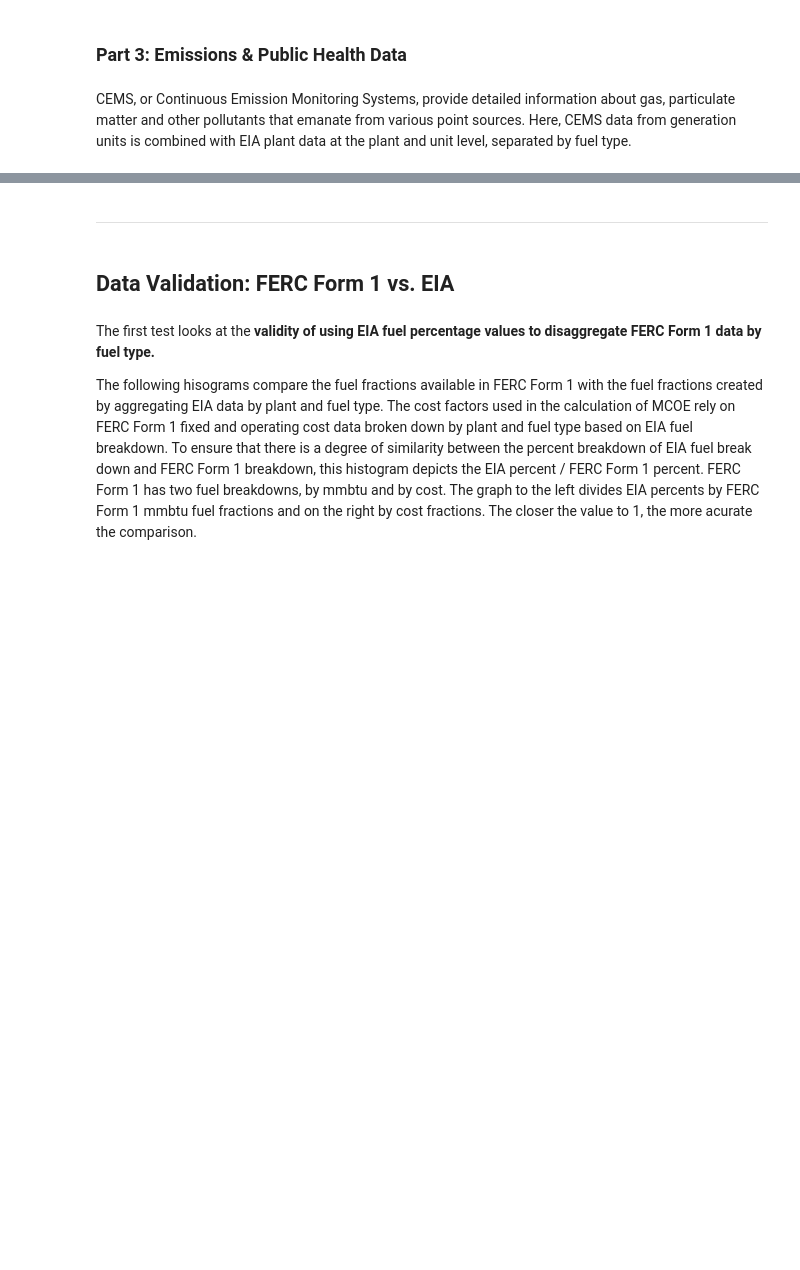
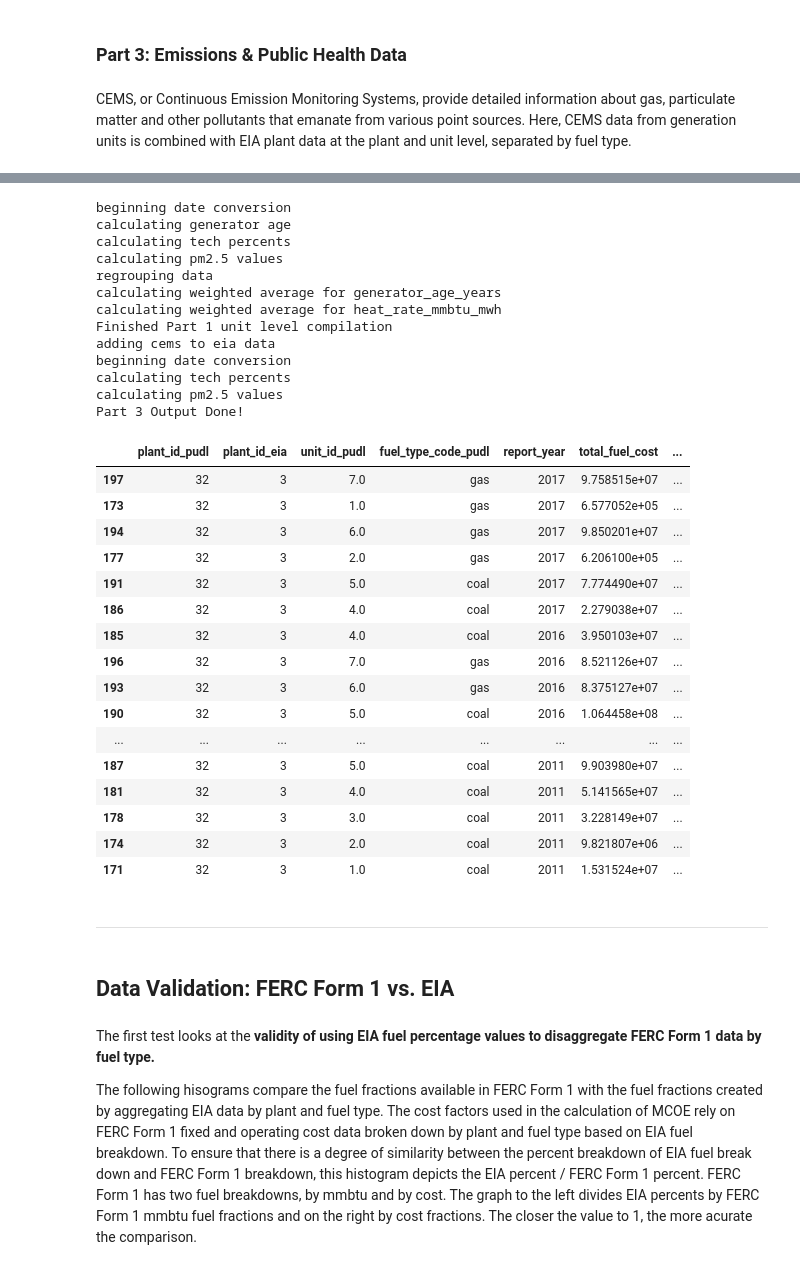
Before and after one commit to catalyst-cooperative/ei-mcoe-map, a Jupyter notebook: mcoe_compilation.ipynb, the cells around one changed output, grey strips where cells are left out. Drawn from its saved outputs; the diff is of its cells as text; code cells hidden in the pictures; blank space fills up the shorter version.

```diff
--- a/mcoe_compilation.ipynb
+++ b/mcoe_compilation.ipynb
@@ -22,14 +25,14 @@ import os
 import matplotlib.pyplot as plt
 #import logging
 # %%
-# # basic setup for logging
-# logger = logging.getLogger()
-# logger.setLevel(logging.INFO)
-# handler = logging.StreamHandler(stream=sys.stdout)
-# formatter = logging.Formatter('%(message)s')
-# handler.setFormatter(formatter)
-# logger.handlers = [handler]
-# pd.options.display.max_columns = None
+# basic setup for logging
+logger = logging.getLogger()
+logger.setLevel(logging.INFO)
+handler = logging.StreamHandler(stream=sys.stdout)
+formatter = logging.Formatter('%(message)s')
+handler.setFormatter(formatter)
+logger.handlers = [handler]
+pd.options.display.max_columns = None
 # %%
 pudl_settings = pudl.workspace.setup.get_defaults()
 pudl_engine = sa.create_engine(pudl_settings["pudl_db"])
@@ -88,6 +147,37 @@ plant_emissions = part3_main(pudl_out, cems_df, 'plant')
 # %%
 unit_emissions = part3_main(pudl_out, cems_df, 'unit')
-#test_segment(unit_emissions)
+test_segment(unit_emissions)
+# %% [output]
+beginning date conversion
+calculating generator age
+calculating tech percents
+calculating pm2.5 values
+regrouping data
+calculating weighted average for generator_age_years
+calculating weighted average for heat_rate_mmbtu_mwh
+Finished Part 1 unit level compilation
+adding cems to eia data
+beginning date conversion
+calculating tech percents
+calculating pm2.5 values
+Part 3 Output Done!
+|  | plant_id_pudl | plant_id_eia | unit_id_pudl | fuel_type_code_pudl | report_year | total_fuel_cost | ... |
+| 197 | 32 | 3 | 7.0 | gas | 2017 | 9.758515e+07 | ... |
+| 173 | 32 | 3 | 1.0 | gas | 2017 | 6.577052e+05 | ... |
+| 194 | 32 | 3 | 6.0 | gas | 2017 | 9.850201e+07 | ... |
+| 177 | 32 | 3 | 2.0 | gas | 2017 | 6.206100e+05 | ... |
+| 191 | 32 | 3 | 5.0 | coal | 2017 | 7.774490e+07 | ... |
+| 186 | 32 | 3 | 4.0 | coal | 2017 | 2.279038e+07 | ... |
+| 185 | 32 | 3 | 4.0 | coal | 2016 | 3.950103e+07 | ... |
+| 196 | 32 | 3 | 7.0 | gas | 2016 | 8.521126e+07 | ... |
+| 193 | 32 | 3 | 6.0 | gas | 2016 | 8.375127e+07 | ... |
+| 190 | 32 | 3 | 5.0 | coal | 2016 | 1.064458e+08 | ... |
+| ... | ... | ... | ... | ... | ... | ... | ... |
+| 187 | 32 | 3 | 5.0 | coal | 2011 | 9.903980e+07 | ... |
+| 181 | 32 | 3 | 4.0 | coal | 2011 | 5.141565e+07 | ... |
+| 178 | 32 | 3 | 3.0 | coal | 2011 | 3.228149e+07 | ... |
+| 174 | 32 | 3 | 2.0 | coal | 2011 | 9.821807e+06 | ... |
+| 171 | 32 | 3 | 1.0 | coal | 2011 | 1.531524e+07 | ... |
 # %% [markdown]
 --------------
 # %% [markdown]
```
Also changed, not shown: parts of 6 cells of this notebook, 1 other file.
